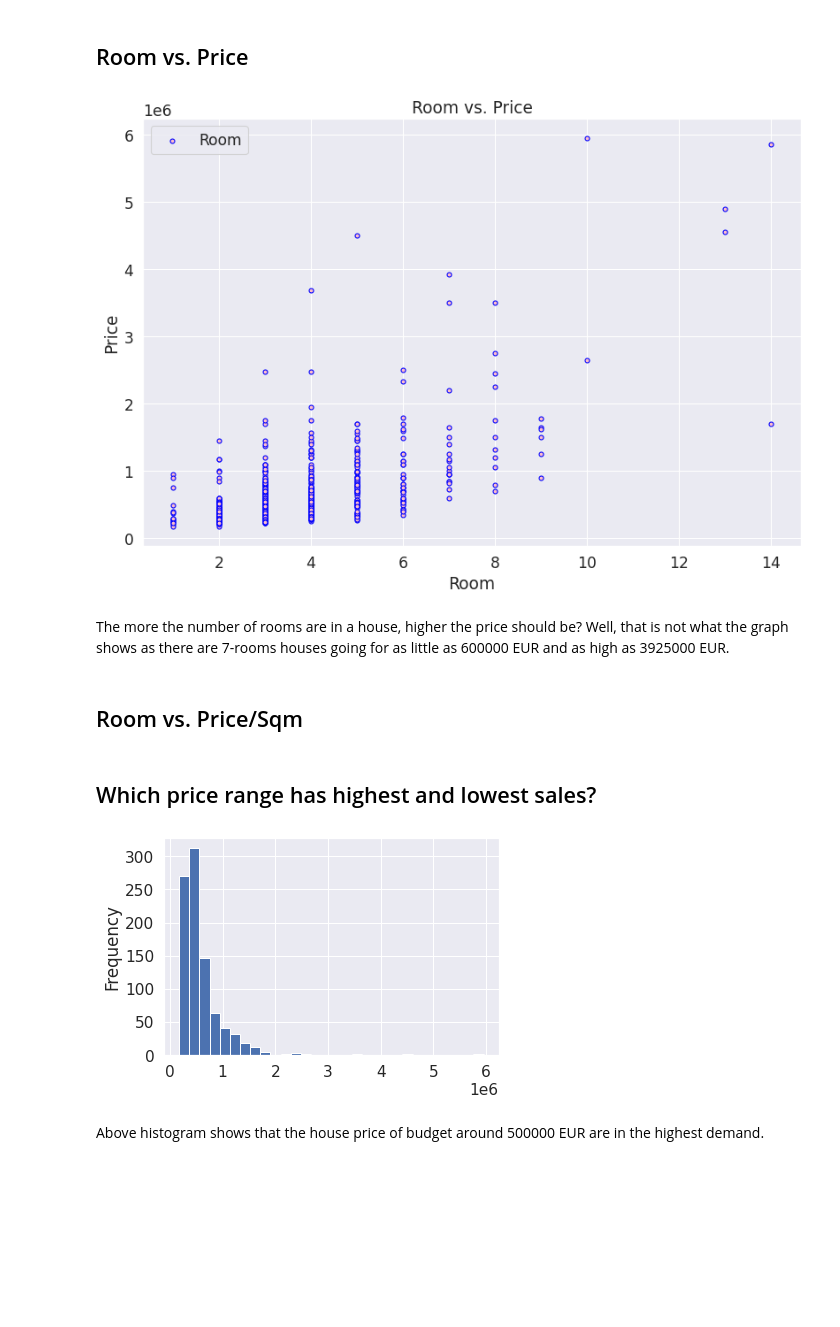
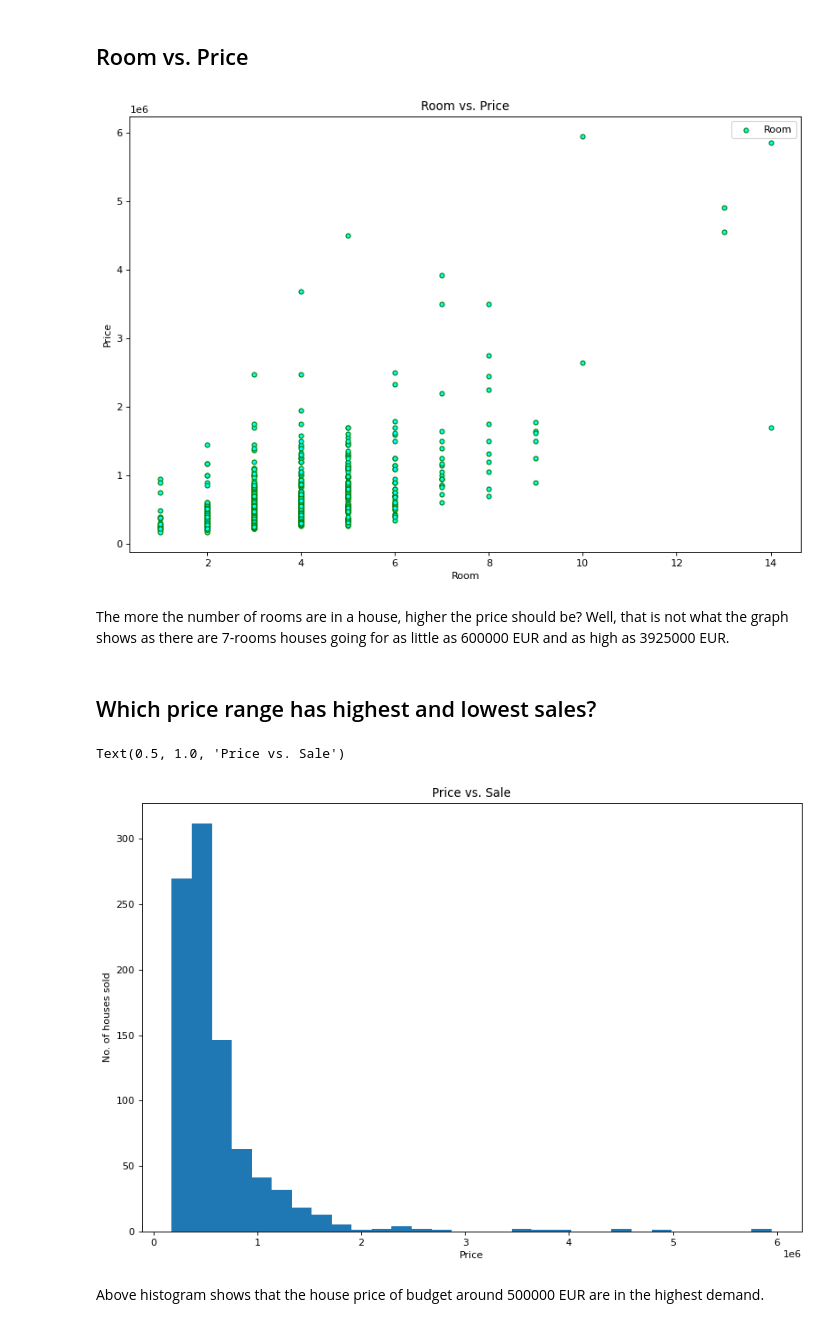
Before and after one commit to kuntala-c/Amsterdam-Housing-Price-Analysis, a Jupyter notebook: Amsterdam_Housing_Price_Analysis.ipynb, the cells around one changed output. Drawn from its saved outputs; the diff is of its cells as text; code cells hidden in the pictures; blank space fills up the shorter version.

```diff
--- a/Amsterdam_Housing_Price_Analysis.ipynb
+++ b/Amsterdam_Housing_Price_Analysis.ipynb
@@ -512,15 +522,13 @@ Interesting observation here is as the house gets bigger, the marginal price of
 ## Room vs. Price
 # %%
 plt.figure(figsize=(12, 8), dpi=80)
-plt.scatter(df7['Room'],df7['Price'], s=20, edgecolor="blue", c="pink", label="Room")
+plt.scatter(df7['Room'],df7['Price'], s=20, edgecolor="green", c="cyan", label="Room")
 plt.xlabel("Room")
 plt.ylabel("Price")
 plt.title("Room vs. Price")
 plt.legend()
 plt.show()
 # %% [output]
-[figure, old version]
+[figure, new version]
 # %% [markdown]
 The more the number of rooms are in a house, higher the price should be? Well, that is not what the graph shows as there are 7-rooms houses going for as little as 600000 EUR and as high as 3925000 EUR.
-# %% [markdown]
-## Room vs. Price/Sqm
@@ -529,8 +535,13 @@ The more the number of rooms are in a house, higher the price should be? Well, t
 # %% [markdown]
 ## Which price range has highest and lowest sales?
-# %%
-df7.Price.plot(kind="hist",bins=30); # how to get the price at each peak below?? Also pls add x and y labels
-# %% [output]
-[figure, removed]
+# %%
+plt.figure(figsize=(12, 8), dpi=80)
+df7.Price.plot(kind="hist",bins=30)
+plt.xlabel("Price")
+plt.ylabel("No. of houses sold")
+plt.title("Price vs. Sale")
+# %% [output]
+Text(0.5, 1.0, 'Price vs. Sale')
+[figure, added]
 # %% [markdown]
 Above histogram shows that the house price of budget around 500000 EUR are in the highest demand.
```
Also changed, not shown: parts of 27 cells of this notebook.
